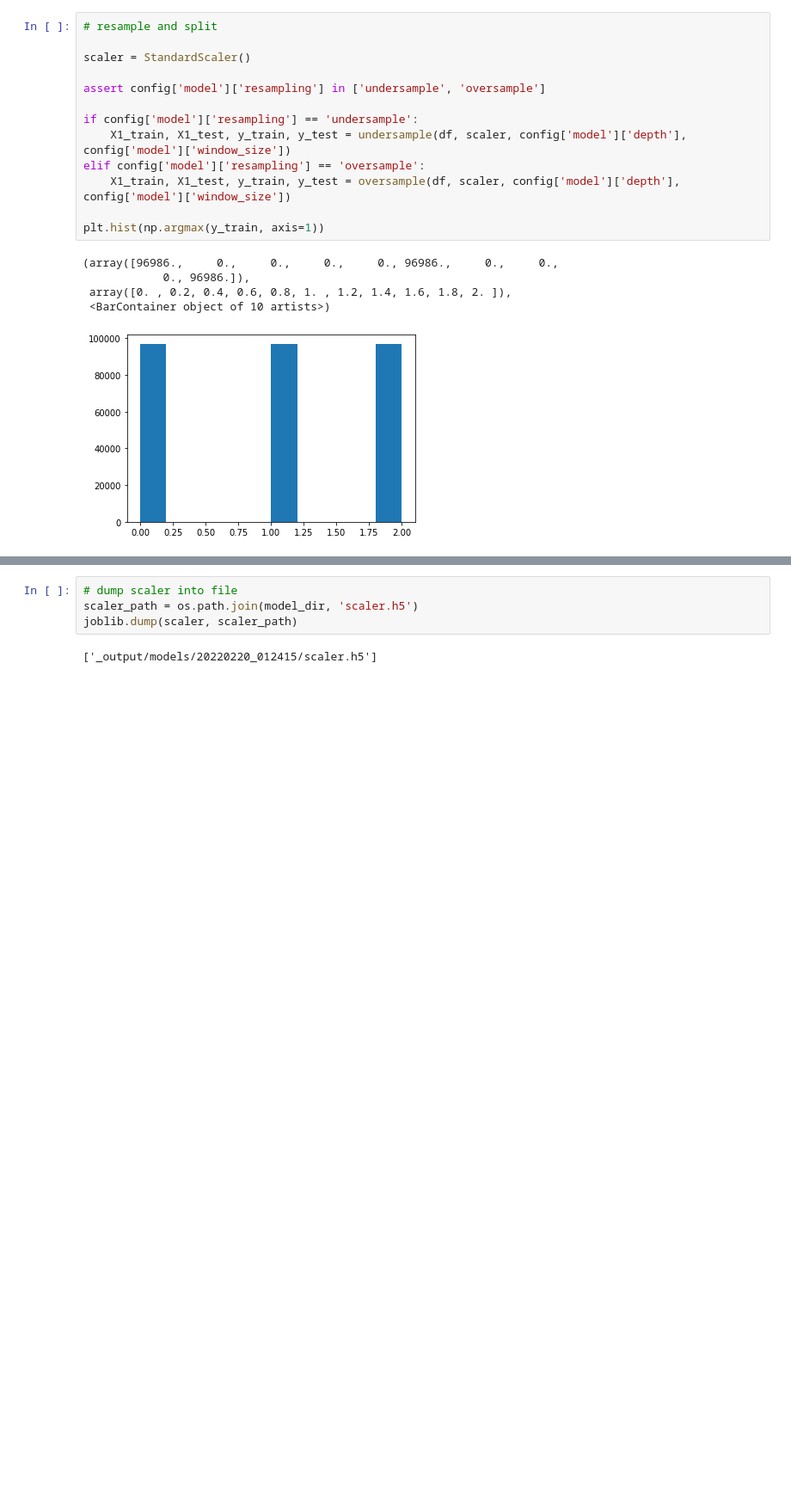
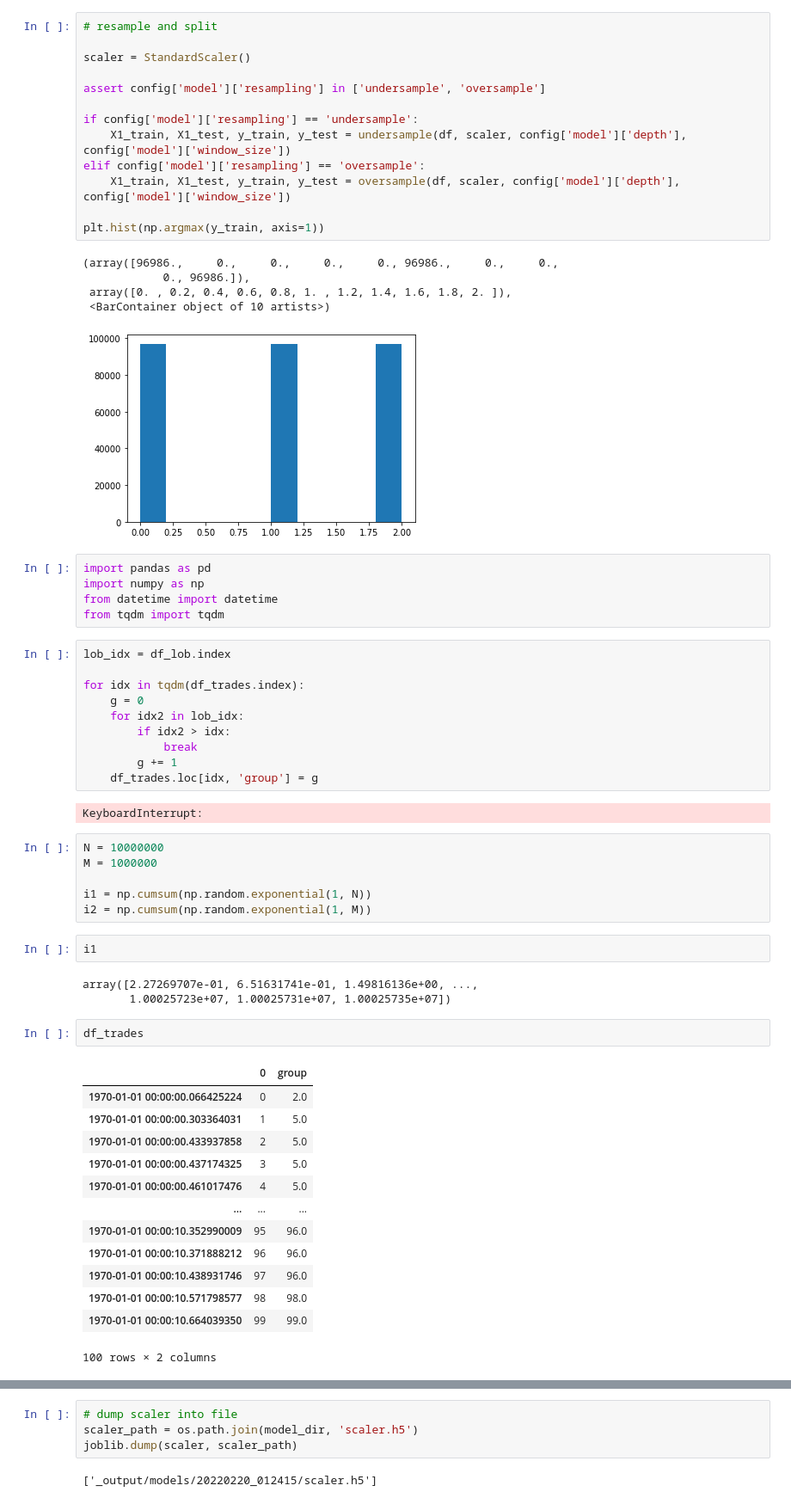
Before and after one commit to starovoitovs/makers, a Jupyter notebook: train_single.ipynb, the cells around one changed output, grey strips where cells are left out. Shown: that part at 86% size. Drawn from its saved outputs; the diff is of its cells as text; blank space fills up the shorter version.

```diff
--- a/train_single.ipynb
+++ b/train_single.ipynb
@@ -214,3 +214,47 @@ plt.hist(np.argmax(y_train, axis=1))
  array([0. , 0.2, 0.4, 0.6, 0.8, 1. , 1.2, 1.4, 1.6, 1.8, 2. ]),
  <BarContainer object of 10 artists>)
 [figure]
+# %%
+import pandas as pd
+import numpy as np
+from datetime import datetime
+from tqdm import tqdm
+# %%
+lob_idx = df_lob.index
+
+for idx in tqdm(df_trades.index):
+    g = 0
+    for idx2 in lob_idx:
+        if idx2 > idx:
+            break
+        g += 1
+    df_trades.loc[idx, 'group'] = g
+# %% [output]
+KeyboardInterrupt:
+# %%
+N = 10000000
+M = 1000000
+
+i1 = np.cumsum(np.random.exponential(1, N))
+i2 = np.cumsum(np.random.exponential(1, M))
+# %%
+i1
+# %% [output]
+array([2.27269707e-01, 6.51631741e-01, 1.49816136e+00, ...,
+       1.00025723e+07, 1.00025731e+07, 1.00025735e+07])
+# %%
+df_trades
+# %% [output]
+|  | 0 | group |
+| 1970-01-01 00:00:00.066425224 | 0 | 2.0 |
+| 1970-01-01 00:00:00.303364031 | 1 | 5.0 |
+| 1970-01-01 00:00:00.433937858 | 2 | 5.0 |
+| 1970-01-01 00:00:00.437174325 | 3 | 5.0 |
+| 1970-01-01 00:00:00.461017476 | 4 | 5.0 |
+| ... | ... | ... |
+| 1970-01-01 00:00:10.352990009 | 95 | 96.0 |
+| 1970-01-01 00:00:10.371888212 | 96 | 96.0 |
+| 1970-01-01 00:00:10.438931746 | 97 | 96.0 |
+| 1970-01-01 00:00:10.571798577 | 98 | 98.0 |
+| 1970-01-01 00:00:10.664039350 | 99 | 99.0 |
+100 rows × 2 columns
```
Also changed, not shown: parts of 1 cell of this notebook, 2 other files.
